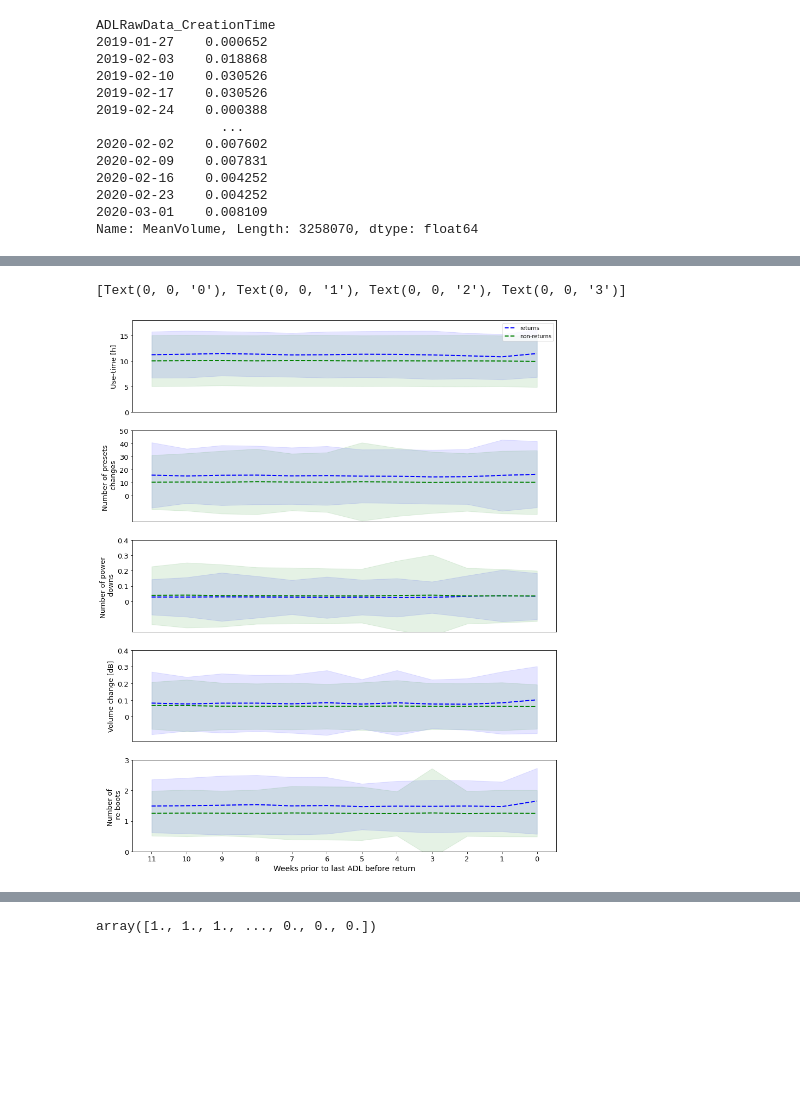
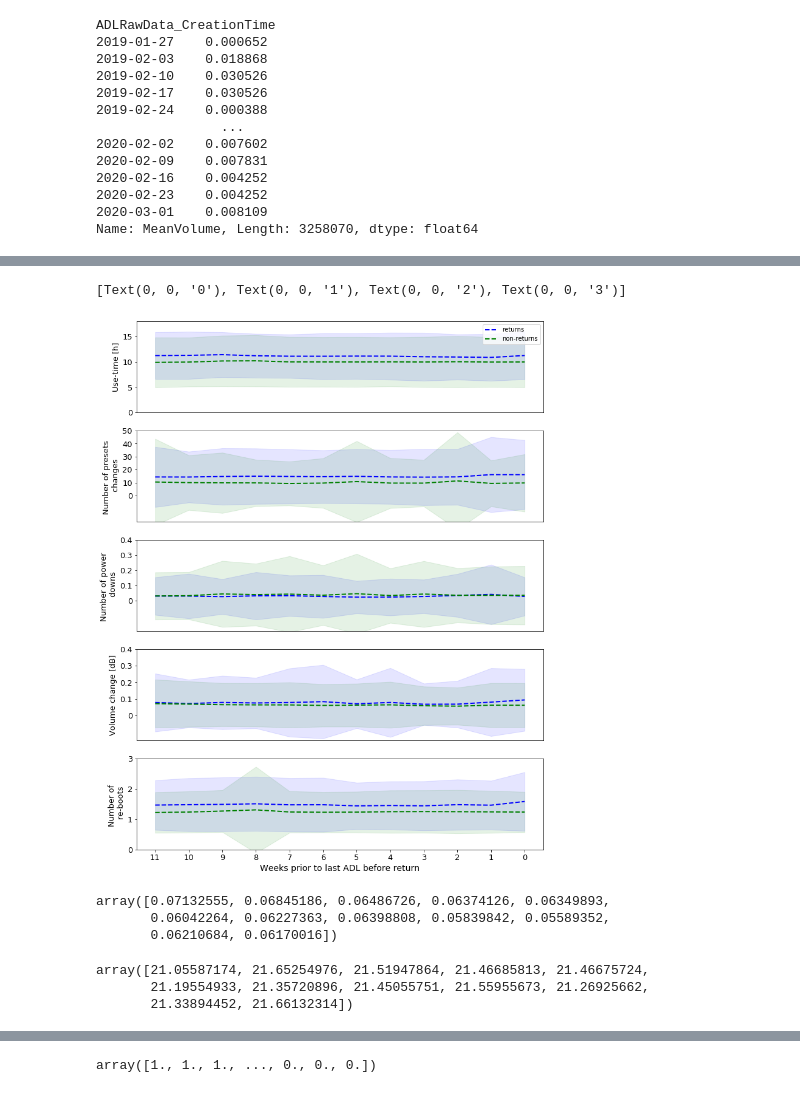
Before and after one commit to tobiaspiechowiak/HA-data-logging, a Jupyter notebook: Detecting_returns_with_5_predictors.ipynb, the cells around one changed output, grey strips where cells are left out. Cells and saved outputs as stored; diff of their text form; code cells hidden in the pictures; blank space fills up the shorter version.

```diff
--- a/Detecting_returns_with_5_predictors.ipynb
+++ b/Detecting_returns_with_5_predictors.ipynb
@@ -9,14 +9,14 @@ import datetime
 from random import randrange
 # %%
 #setting system path
-import sys
-sys.path.append('/home/tobias/data/')
-base_path = '/home/tobias/data/'
+#import sys
+#sys.path.append('/home/tobias/data/')
+#base_path = '/home/tobias/data/'
 
 ##setting system path
-#import sys
-#sys.path.append('c:/Users/tpiechowiak/Documents/BEAR/GNOS/sws_machine_learning/')
-#base_path = 'c:/Users/tpiechowiak/OneDrive - GN Store Nord/GNOS data/'
+import sys
+sys.path.append('c:/Users/tpiechowiak/Documents/BEAR/GNOS/sws_machine_learning/')
+base_path = 'c:/Users/tpiechowiak/OneDrive - GN Store Nord/GNOS data/'
 # %%
 #now loading all the necessary data files
 with open(base_path + "hi_id_ADL_before_return.pkl", "rb") as input_file:
@@ -424,8 +394,8 @@ array([[12.3473744 , 12.3473744 , 12.3473744 , ..., 12.3473744 ,
 from sklearn.utils import resample
 
 #now we need to get the right shape for the CNN
-nr_samples_majority = 4000
-nr_samples_minority = 4000
+nr_samples_majority = 1000
+nr_samples_minority = 1000
 
 ####resample data for use-time
 
@@ -833,5 +823,5 @@ std2[18] = plot_data_19_[np.where(class_labels_array_ == 0)].std(axis = 0)
 # %%
-fig, ax = plt.subplots(5,1, figsize = (14,18))
+fig, ax = plt.subplots(5,1, figsize = (12,16))
 
 #use-time
 idx = 0
@@ -871,33 +861,45 @@ ax[idx].set_ylabel('Number of power \n downs', fontsize = 13)
 ax[idx].set_yticks([0, 0.1, 0.2, 0.3, 0.4])
 ax[idx].set_yticklabels([0, 0.1, 0.2, 0.3, 0.4], fontsize = 13)
 
 #Volume changes
 idx = 3
 ax[idx].plot(mean1[idx], color = 'b',linewidth = 2, linestyle = '--')
 ax[idx].plot(mean2[idx], color = 'g', linewidth = 2, linestyle = '--')
 ax[idx].fill_between(range(0,12), mean1[idx]-std1[idx], mean1[idx] + std1[idx], alpha = 0.1, color = 'b')
 ax[idx].fill_between(range(0,12), mean2[idx]-std2[idx], mean2[idx] + std2[idx], alpha = 0.1, color = 'g')
 ax[idx].set_xticks([])
 ax[idx].set_ylim([-0.15, 0.4])
 ax[idx].set_ylabel('Volume change [dB]', fontsize = 13)
 ax[idx].set_yticks([0, 0.1, 0.2, 0.3, 0.4])
 ax[idx].set_yticklabels([0, 0.1, 0.2, 0.3, 0.4], fontsize = 13)
 
 #Re-boots
 idx = 4
 ax[idx].plot(mean1[idx], color = 'b',linewidth = 2, linestyle = '--')
 ax[idx].plot(mean2[idx], color = 'g', linewidth = 2, linestyle = '--')
 ax[idx].fill_between(range(0,12), mean1[idx]-std1[idx], mean1[idx] + std1[idx], alpha = 0.1, color = 'b')
 ax[idx].fill_between(range(0,12), mean2[idx]-std2[idx], mean2[idx] + std2[idx], alpha = 0.1, color = 'g')
 ax[idx].set_xticks([0, 1, 2, 3, 4, 5, 6, 7, 8, 9, 10, 11])
 ax[idx].set_xticklabels([11, 10, 9, 8, 7, 6, 5,4,3,2,1,0], fontsize = 13)
 ax[idx].set_xlabel('Weeks prior to last ADL before return',fontsize = 14)
 ax[idx].set_ylim([0, 3])
 ax[idx].set_ylabel('Number of \n re-boots', fontsize = 13)
 ax[idx].set_yticks([0, 1, 2, 3])
 ax[idx].set_yticklabels([0, 1, 2, 3], fontsize = 13)
 # %% [output]
 [Text(0, 0, '0'), Text(0, 0, '1'), Text(0, 0, '2'), Text(0, 0, '3')]
-[figure, old version]
+[figure, new version]
+# %%
+mean2[3]
+# %% [output]
+array([0.07132555, 0.06845186, 0.06486726, 0.06374126, 0.06349893,
+       0.06042264, 0.06227363, 0.06398808, 0.05839842, 0.05589352,
+       0.06210684, 0.06170016])
+# %%
+mean2[5]
+# %% [output]
+array([21.05587174, 21.65254976, 21.51947864, 21.46685813, 21.46675724,
+       21.19554933, 21.35720896, 21.45055751, 21.55955673, 21.26925662,
+       21.33894452, 21.66132314])
 # %%
 #now for the environments
```
Also changed, not shown: parts of 59 cells of this notebook.
